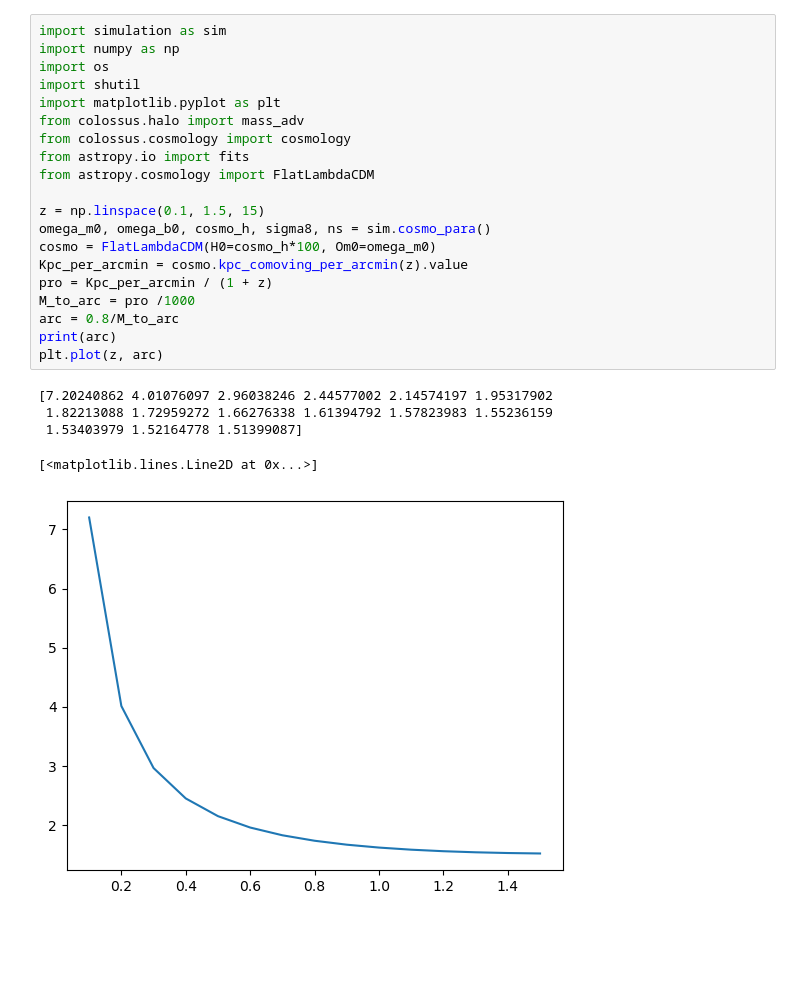
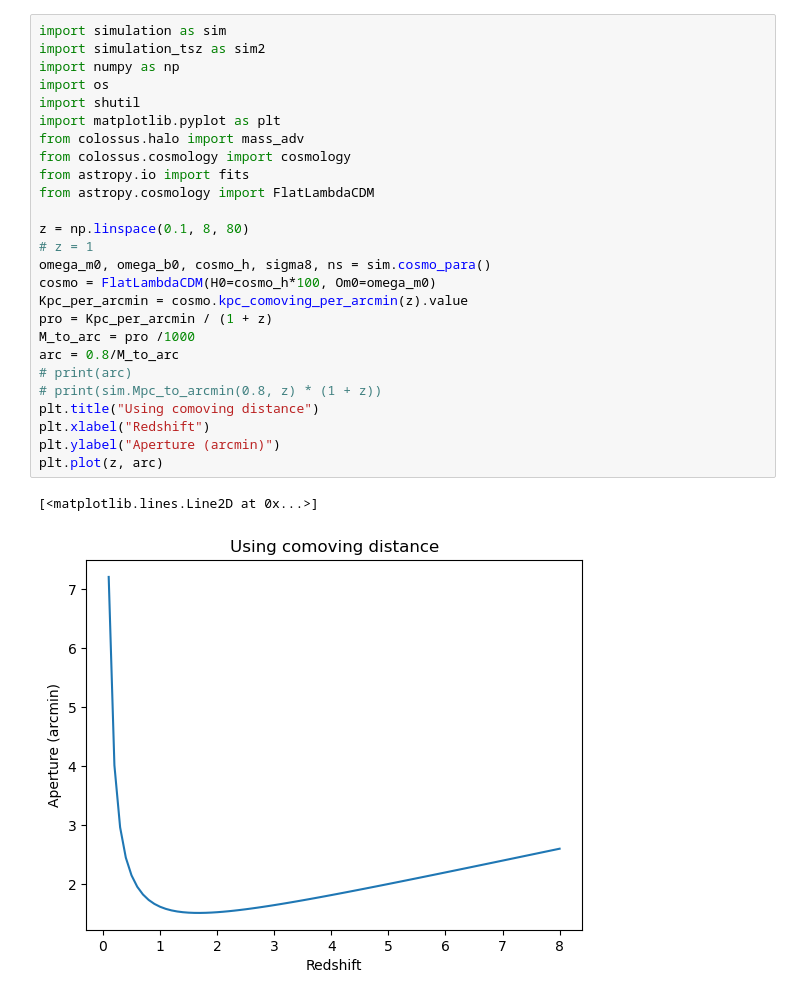
Before and after one commit to deepskies/DeepSZSim, a Jupyter notebook: angular diameter distance.ipynb, the cells around one changed output. Cells and saved outputs as stored; diff of their text form; blank space fills up the shorter version.

Commit message:
Aperture based on redshift

```diff
--- a/angular diameter distance.ipynb
+++ b/angular diameter distance.ipynb
@@ -1,26 +1,29 @@
 # %%
 import simulation as sim
+import simulation_tsz as sim2
 import numpy as np
 import os
 import shutil
 import matplotlib.pyplot as plt
 from colossus.halo import mass_adv
 from colossus.cosmology import cosmology
 from astropy.io import fits
 from astropy.cosmology import FlatLambdaCDM
 
-z = np.linspace(0.1, 1.5, 15)
+z = np.linspace(0.1, 8, 80)
+# z = 1
 omega_m0, omega_b0, cosmo_h, sigma8, ns = sim.cosmo_para()
 cosmo = FlatLambdaCDM(H0=cosmo_h*100, Om0=omega_m0)
 Kpc_per_arcmin = cosmo.kpc_comoving_per_arcmin(z).value
 pro = Kpc_per_arcmin / (1 + z)
 M_to_arc = pro /1000
 arc = 0.8/M_to_arc
-print(arc)
+# print(arc)
+# print(sim.Mpc_to_arcmin(0.8, z) * (1 + z))
+plt.title("Using comoving distance")
+plt.xlabel("Redshift")
+plt.ylabel("Aperture (arcmin)")
 plt.plot(z, arc)
 # %% [output]
-[7.20240862 4.01076097 2.96038246 2.44577002 2.14574197 1.95317902
- 1.82213088 1.72959272 1.66276338 1.61394792 1.57823983 1.55236159
- 1.53403979 1.52164778 1.51399087]
+[<matplotlib.lines.Line2D at 0x...>]
-[<matplotlib.lines.Line2D at 0x...>]
-[figure, old version]
+[figure, new version]
```
Also changed, not shown: parts of 6 cells of this notebook, 1 other file.
